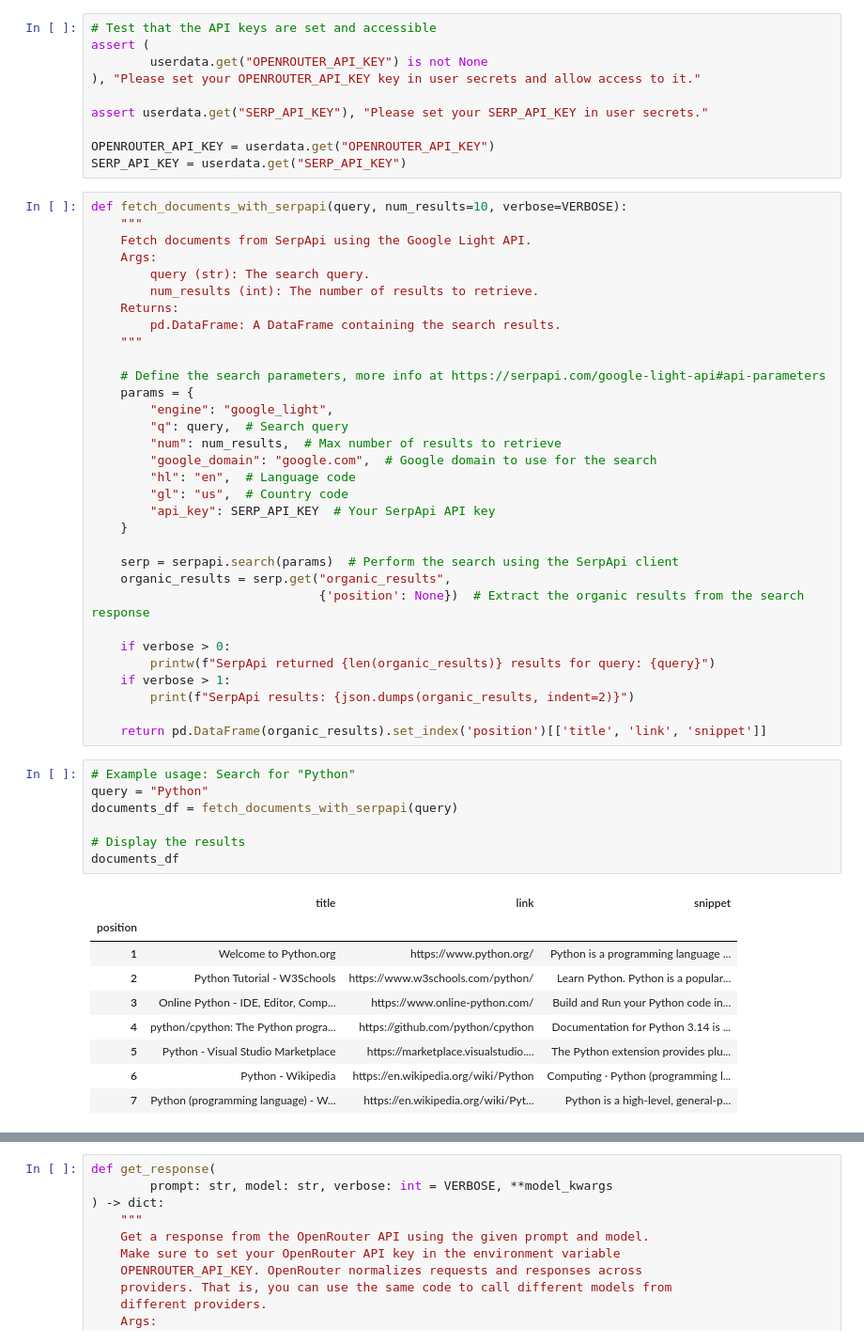
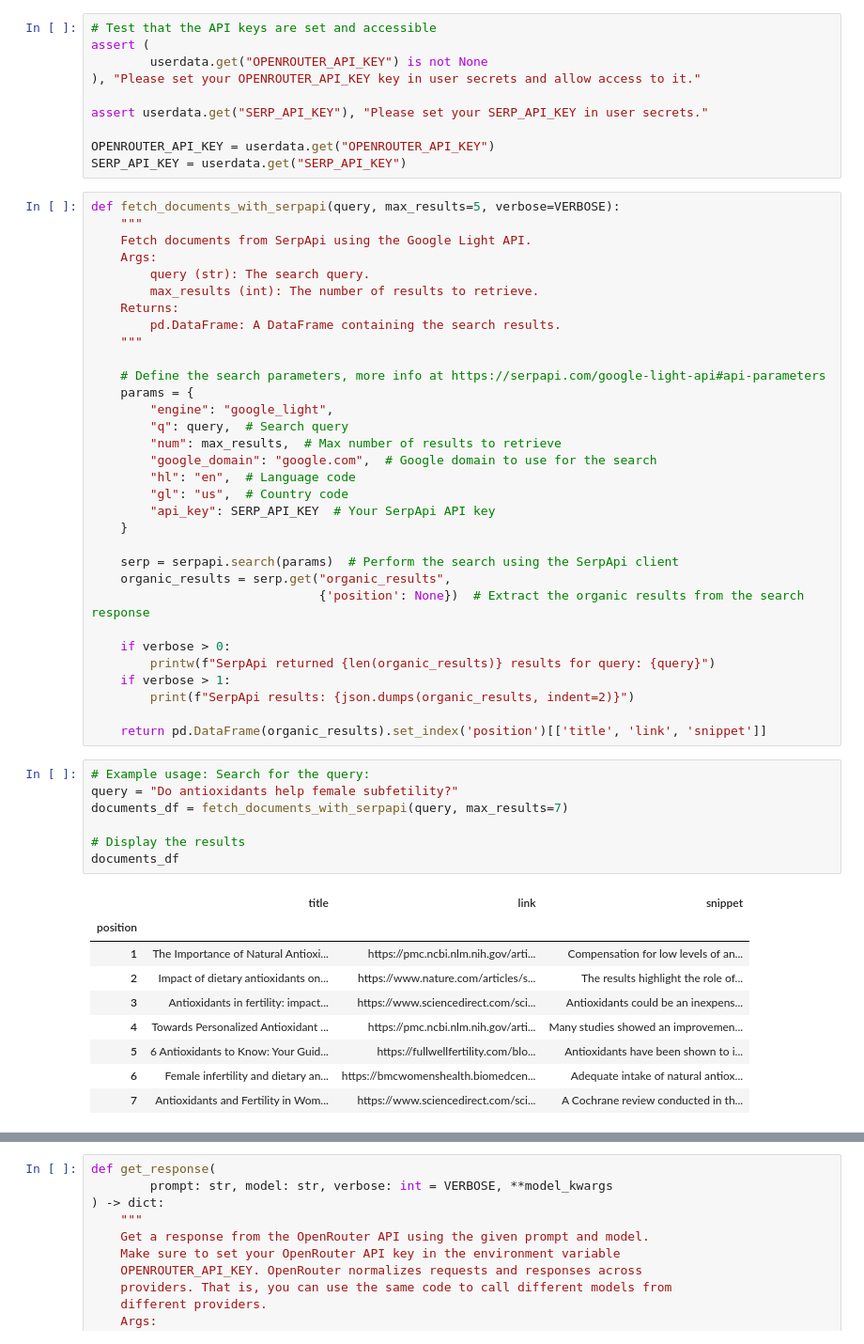
Before and after one commit to rmit-ir/Tutotrial-Practical-LLMs, a Jupyter notebook: LLM_Tutorial_Challenge2.ipynb, the cells around one changed output, grey strips where cells are left out. Shown: that part at 94% size. Saved outputs shown, nothing was run; the diff lists cells and outputs as text.

```diff
--- a/LLM_Tutorial_Challenge2.ipynb
+++ b/LLM_Tutorial_Challenge2.ipynb
@@ -71,12 +71,12 @@ assert userdata.get("SERP_API_KEY"), "Please set your SERP_API_KEY in user secre
 OPENROUTER_API_KEY = userdata.get("OPENROUTER_API_KEY")
 SERP_API_KEY = userdata.get("SERP_API_KEY")
 # %%
-def fetch_documents_with_serpapi(query, num_results=10, verbose=VERBOSE):
+def fetch_documents_with_serpapi(query, max_results=5, verbose=VERBOSE):
     """
     Fetch documents from SerpApi using the Google Light API.
     Args:
         query (str): The search query.
-        num_results (int): The number of results to retrieve.
+        max_results (int): The number of results to retrieve.
     Returns:
         pd.DataFrame: A DataFrame containing the search results.
     """
@@ -85,7 +85,7 @@ def fetch_documents_with_serpapi(query, num_results=10, verbose=VERBOSE):
     params = {
         "engine": "google_light",
         "q": query,  # Search query
-        "num": num_results,  # Max number of results to retrieve
+        "num": max_results,  # Max number of results to retrieve
         "google_domain": "google.com",  # Google domain to use for the search
         "hl": "en",  # Language code
         "gl": "us",  # Country code
@@ -103,22 +103,22 @@ def fetch_documents_with_serpapi(query, num_results=10, verbose=VERBOSE):
 
     return pd.DataFrame(organic_results).set_index('position')[['title', 'link', 'snippet']]
 # %%
-# Example usage: Search for "Python"
-query = "Python"
-documents_df = fetch_documents_with_serpapi(query)
+# Example usage: Search for the query:
+query = "Do antioxidants help female subfetility?"
+documents_df = fetch_documents_with_serpapi(query, max_results=7)
 
 # Display the results
 documents_df
 # %% [output]
 |  | title | link | snippet |
 | position |  |  |  |
-| 1 | Welcome to Python.org | https://www.python.org/ | Python is a programming language ... |
-| 2 | Python Tutorial - W3Schools | https://www.w3schools.com/python/ | Learn Python. Python is a popular... |
-| 3 | Online Python - IDE, Editor, Comp... | https://www.online-python.com/ | Build and Run your Python code in... |
-| 4 | python/cpython: The Python progra... | https://github.com/python/cpython | Documentation for Python 3.14 is ... |
-| 5 | Python - Visual Studio Marketplace | https://marketplace.visualstudio.... | The Python extension provides plu... |
-| 6 | Python - Wikipedia | https://en.wikipedia.org/wiki/Python | Computing · Python (programming l... |
-| 7 | Python (programming language) - W... | https://en.wikipedia.org/wiki/Pyt... | Python is a high-level, general-p... |
+| 1 | The Importance of Natural Antioxi... | https://pmc.ncbi.nlm.nih.gov/arti... | Compensation for low levels of an... |
+| 2 | Impact of dietary antioxidants on... | https://www.nature.com/articles/s... | The results highlight the role of... |
+| 3 | Antioxidants in fertility: impact... | https://www.sciencedirect.com/sci... | Antioxidants could be an inexpens... |
+| 4 | Towards Personalized Antioxidant ... | https://pmc.ncbi.nlm.nih.gov/arti... | Many studies showed an improvemen... |
+| 5 | 6 Antioxidants to Know: Your Guid... | https://fullwellfertility.com/blo... | Antioxidants have been shown to i... |
+| 6 | Female infertility and dietary an... | https://bmcwomenshealth.biomedcen... | Adequate intake of natural antiox... |
+| 7 | Antioxidants and Fertility in Wom... | https://www.sciencedirect.com/sci... | A Cochrane review conducted in th... |
 # %%
 # Core Selenium package for browser automation
 from selenium import webdriver
```
Also changed, not shown: parts of 6 cells of this notebook.
